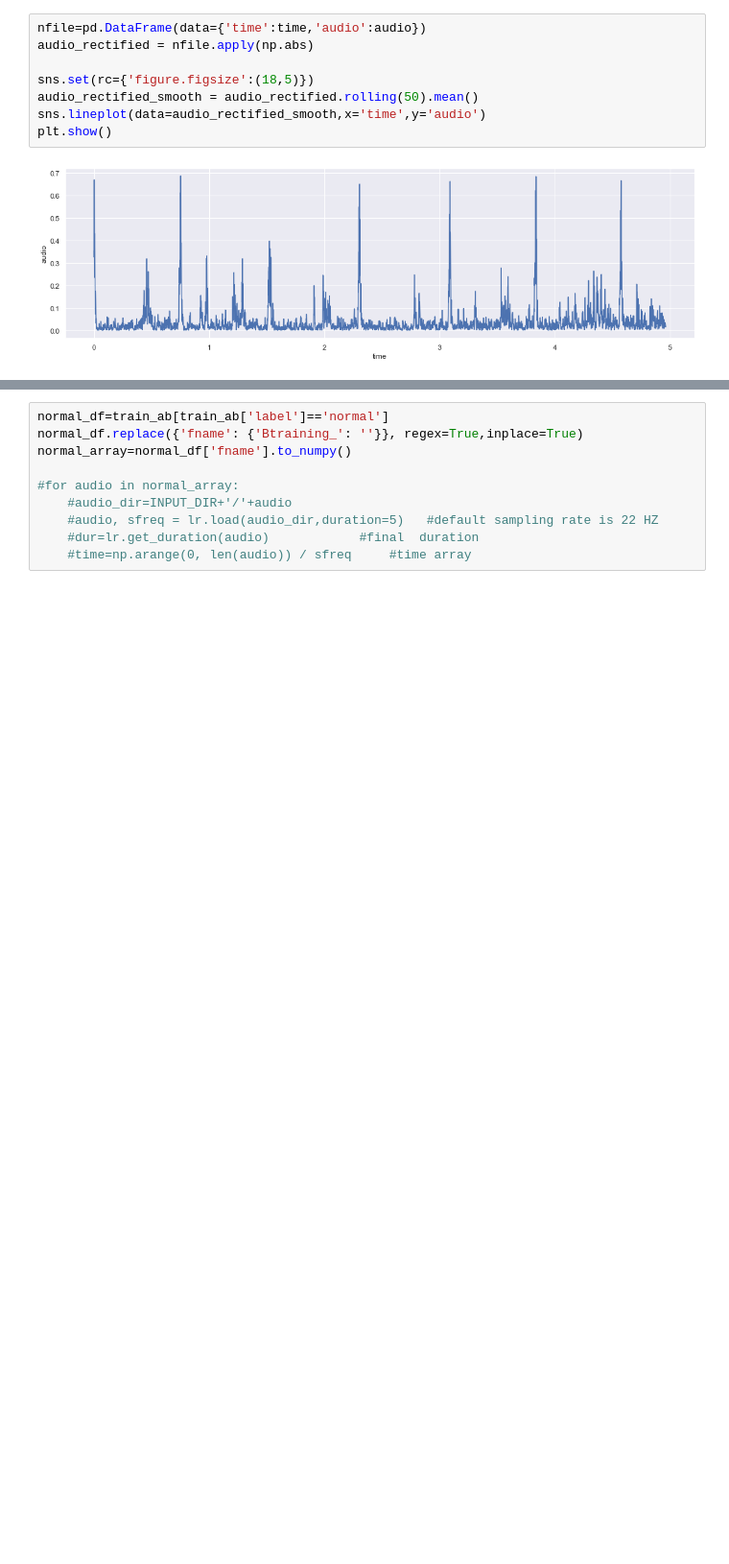
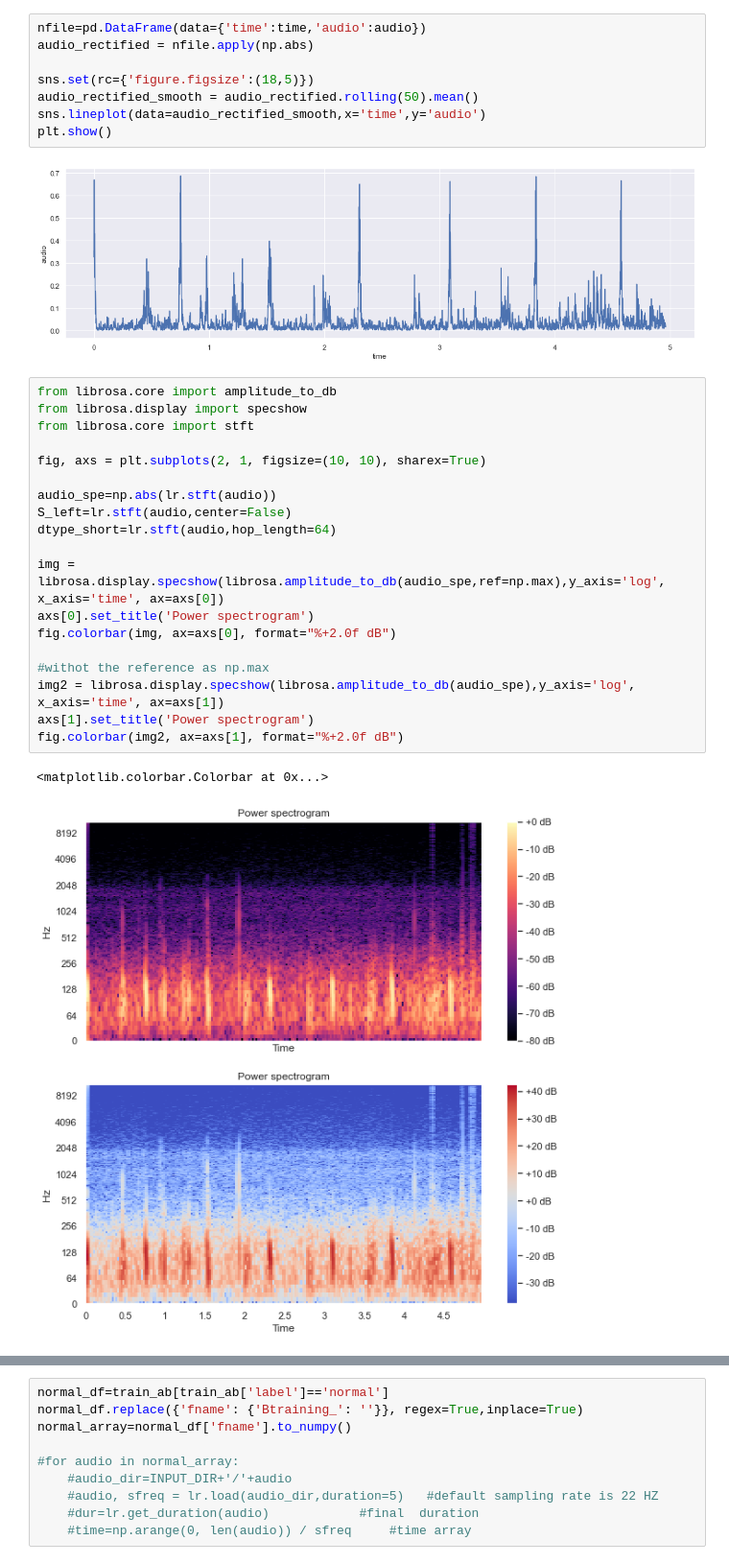
Before and after one commit to martinnss/Micro_Projects, a Jupyter notebook: apuntes datacamp/Time Seriesi.ipynb, the cells around one changed output, grey strips where cells are left out. Shown at 96% size. Saved outputs shown, nothing was run; the diff lists cells and outputs as text; blank space fills up the shorter version.

```diff
--- a/apuntes datacamp/Time Seriesi.ipynb
+++ b/apuntes datacamp/Time Seriesi.ipynb
@@ -143,3 +143,25 @@ sns.lineplot(data=audio_rectified_smooth,x='time',y='audio')
 plt.show()
 # %% [output]
 [figure]
+# %%
+from librosa.core import amplitude_to_db
+from librosa.display import specshow
+from librosa.core import stft
+
+fig, axs = plt.subplots(2, 1, figsize=(10, 10), sharex=True)
+
+audio_spe=np.abs(lr.stft(audio))
+S_left=lr.stft(audio,center=False)
+dtype_short=lr.stft(audio,hop_length=64)
+
+img = librosa.display.specshow(librosa.amplitude_to_db(audio_spe,ref=np.max),y_axis='log', x_axis='time', ax=axs[0])
+axs[0].set_title('Power spectrogram')
+fig.colorbar(img, ax=axs[0], format="%+2.0f dB")
+
+#withot the reference as np.max
+img2 = librosa.display.specshow(librosa.amplitude_to_db(audio_spe),y_axis='log', x_axis='time', ax=axs[1])
+axs[1].set_title('Power spectrogram')
+fig.colorbar(img2, ax=axs[1], format="%+2.0f dB")
+# %% [output]
+<matplotlib.colorbar.Colorbar at 0x...>
+[figure, added]
```
Also changed, not shown: parts of 1 cell of this notebook.
